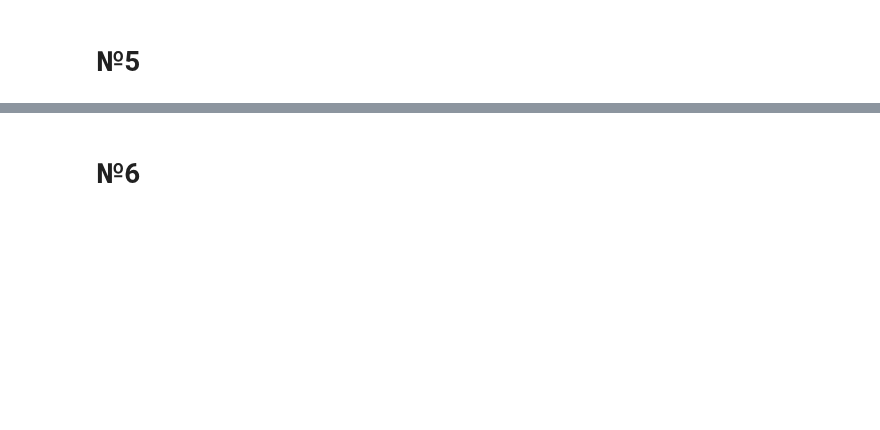
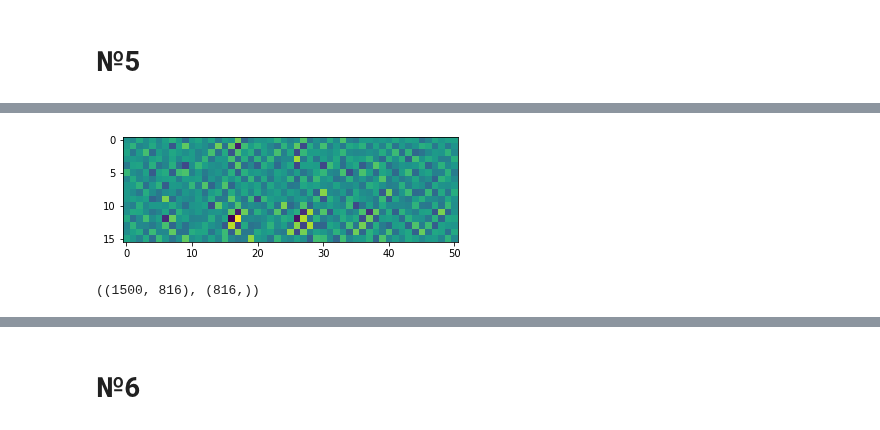
Before and after one commit to zugzvangg/SPC, a Jupyter notebook: numerics/HW3/HW3.ipynb, the cells around one changed output, grey strips where cells are left out. Drawn from its saved outputs; the diff is of its cells as text; code cells hidden in the pictures; blank space fills up the shorter version.

```diff
--- a/numerics/HW3/HW3.ipynb
+++ b/numerics/HW3/HW3.ipynb
@@ -98,0 +152,12 @@ plt.show()
+# %%
+a = mat2vec(A)
+a0 = np.linalg.pinv(C) @ a
+A0 = vec2mat(a0, (16, 51))
+plt.imshow(A0);
+# %% [output]
+[figure, added]
+# %%
+u, s, vh = np.linalg.svd(C, full_matrices=False)
+C.shape, s.shape
+# %% [output]
+((1500, 816), (816,))
```
Also changed, not shown: parts of 23 cells of this notebook, 2 other files.
